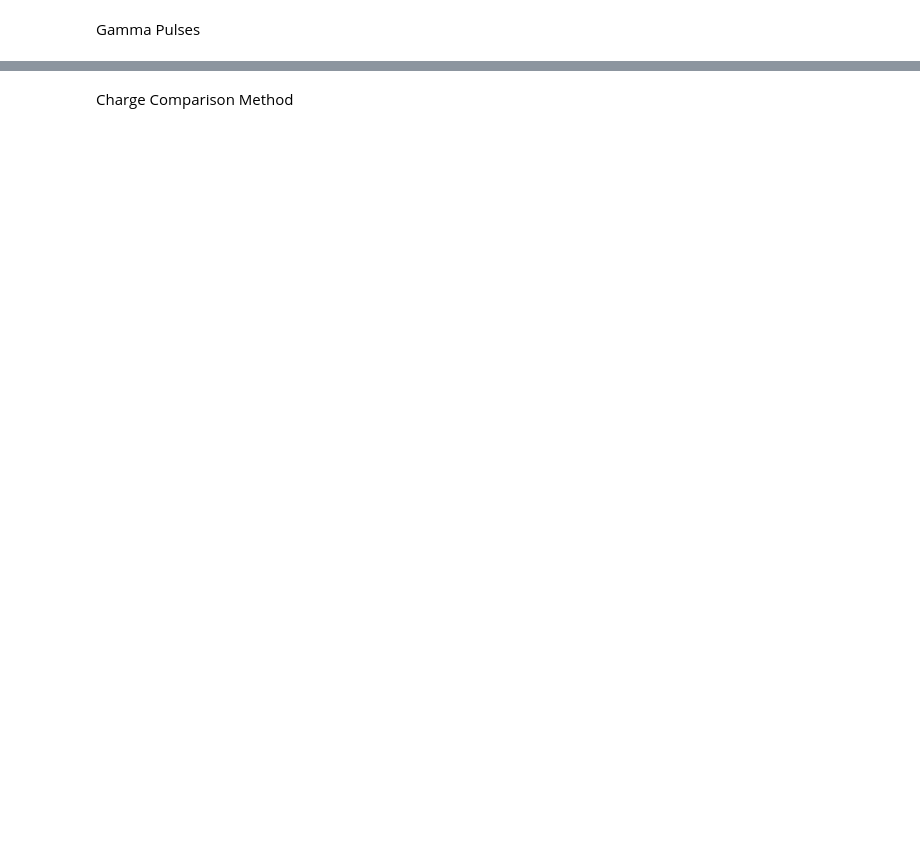
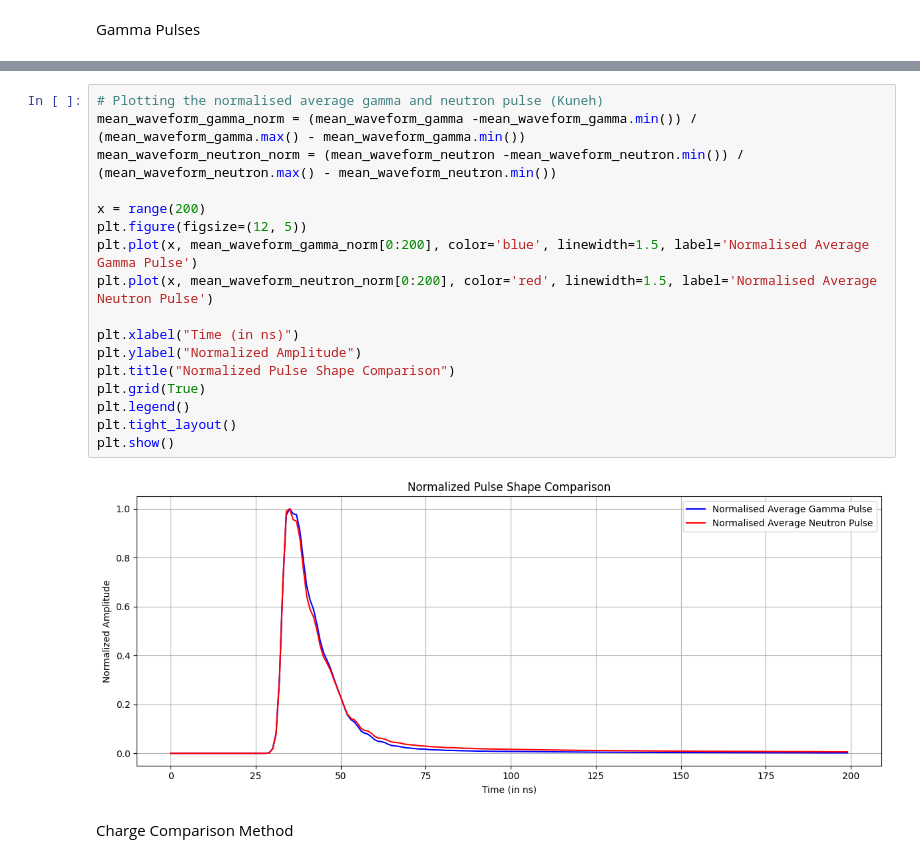
Before and after one commit to Jayanashah/Neutron-Gamma-discrimination-Project, a Jupyter notebook: 27.12.25-Code_Plastic_Scintillator_1.ipynb, the cells around one changed output, grey strips where cells are left out. Saved outputs shown, nothing was run; the diff lists cells and outputs as text; blank space fills up the shorter version.

```diff
--- a/27.12.25-Code_Plastic_Scintillator_1.ipynb
+++ b/27.12.25-Code_Plastic_Scintillator_1.ipynb
@@ -322,3 +105,22 @@ plt.show()
+# %%
+# Plotting the normalised average gamma and neutron pulse (Kuneh)
+mean_waveform_gamma_norm = (mean_waveform_gamma -mean_waveform_gamma.min()) / (mean_waveform_gamma.max() - mean_waveform_gamma.min())
+mean_waveform_neutron_norm = (mean_waveform_neutron -mean_waveform_neutron.min()) / (mean_waveform_neutron.max() - mean_waveform_neutron.min())
+
+x = range(200)
+plt.figure(figsize=(12, 5))
+plt.plot(x, mean_waveform_gamma_norm[0:200], color='blue', linewidth=1.5, label='Normalised Average Gamma Pulse')
+plt.plot(x, mean_waveform_neutron_norm[0:200], color='red', linewidth=1.5, label='Normalised Average Neutron Pulse')
+
+plt.xlabel("Time (in ns)")
+plt.ylabel("Normalized Amplitude")
+plt.title("Normalized Pulse Shape Comparison")
+plt.grid(True)
+plt.legend()
+plt.tight_layout()
+plt.show()
+# %% [output]
+[figure, added]
 # %% [markdown]
 Charge Comparison Method
 # %%
```
Also changed, not shown: parts of 21 cells of this notebook.
